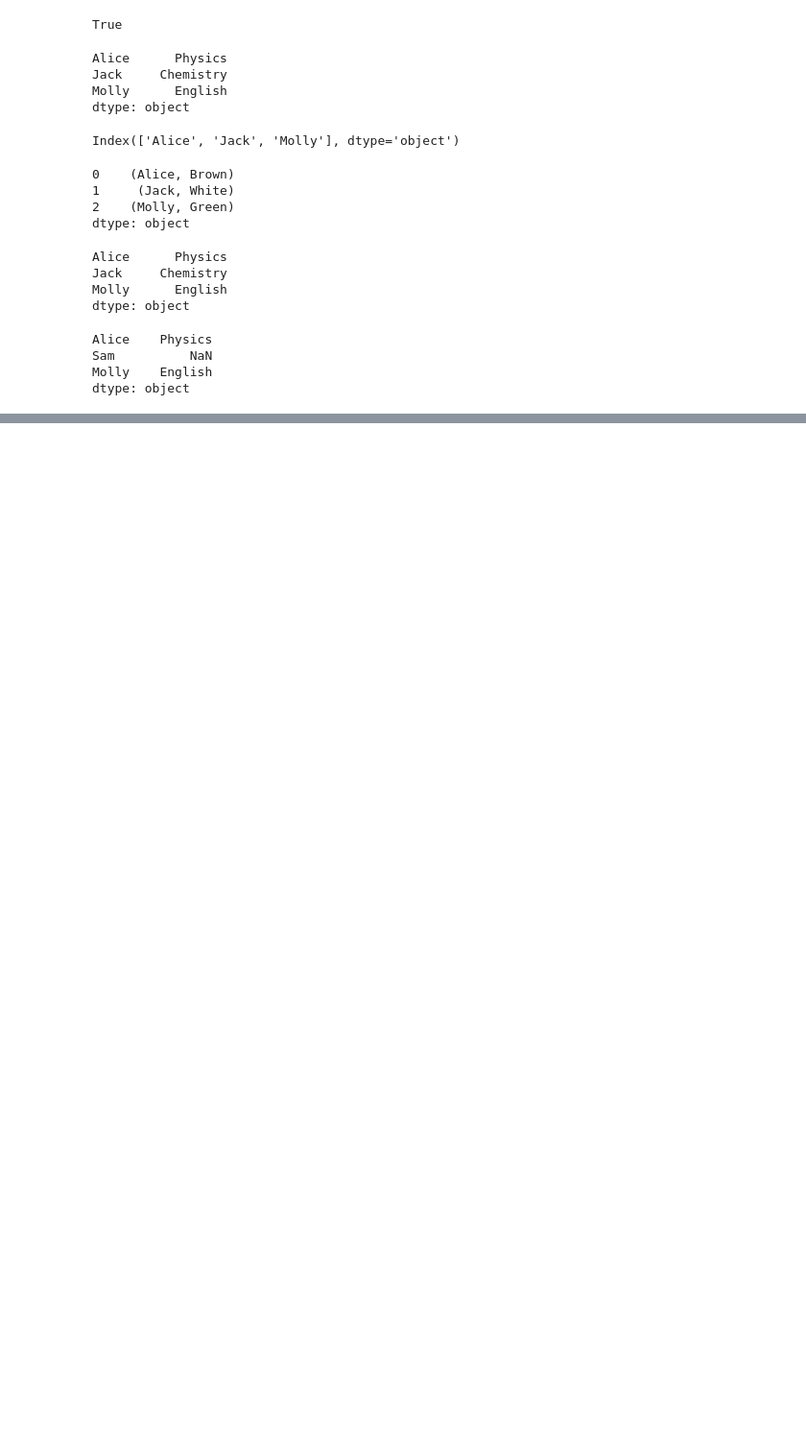
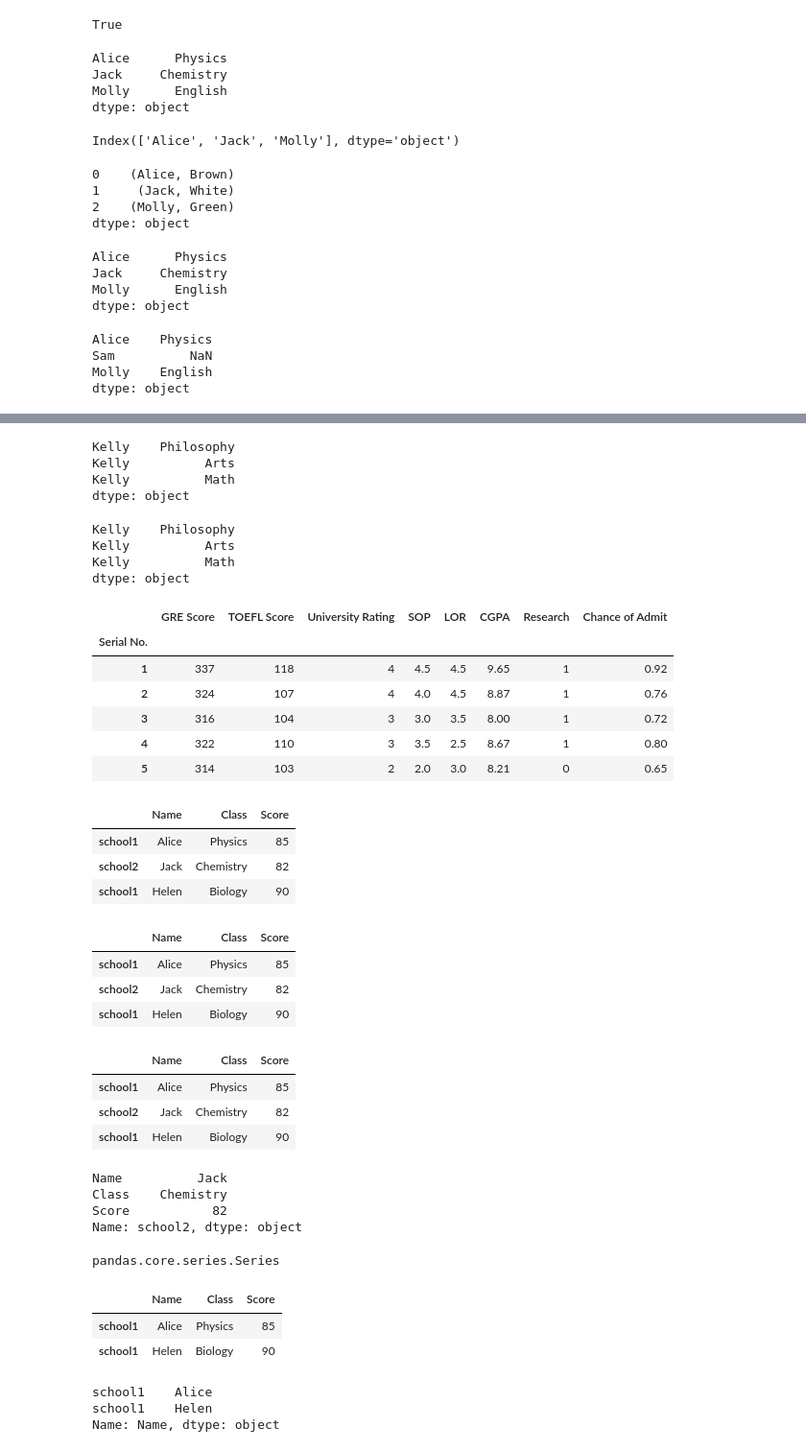
Before and after one commit to mrioshe/AppliedDataScienceWithPython, a Jupyter notebook: IntroductionToDataScienceInPython/week1_fundamentalsOfDataManipulationWithPython/week1_fundamentalsOfDataManipulation2.ipynb, the cells around one changed output, grey strips where cells are left out. Shown at 96% size. Drawn from its saved outputs; the diff is of its cells as text; code cells hidden in the pictures; blank space fills up the shorter version.

```diff
--- a/IntroductionToDataScienceInPython/week1_fundamentalsOfDataManipulationWithPython/week1_fundamentalsOfDataManipulation2.ipynb
+++ b/IntroductionToDataScienceInPython/week1_fundamentalsOfDataManipulationWithPython/week1_fundamentalsOfDataManipulation2.ipynb
@@ -1260,0 +1467,26 @@ dtype: object
+# %%
+all_students_classes.loc['Kelly']
+# %% [output]
+Kelly    Philosophy
+Kelly          Arts
+Kelly          Math
+dtype: object
+# %%
+all_students_classes['Kelly']
+# %% [output]
+Kelly    Philosophy
+Kelly          Arts
+Kelly          Math
+dtype: object
+# %%
+import pandas as pd
+df=pd.read_csv("Admission_Predict.csv",index_col=0)
+df.head()
+# %% [output]
+|  | GRE Score | TOEFL Score | University Rating | SOP | LOR | CGPA | Research | Chance of Admit |
+| Serial No. |  |  |  |  |  |  |  |  |
+| 1 | 337 | 118 | 4 | 4.5 | 4.5 | 9.65 | 1 | 0.92 |
+| 2 | 324 | 107 | 4 | 4.0 | 4.5 | 8.87 | 1 | 0.76 |
+| 3 | 316 | 104 | 3 | 3.0 | 3.5 | 8.00 | 1 | 0.72 |
+| 4 | 322 | 110 | 3 | 3.5 | 2.5 | 8.67 | 1 | 0.80 |
+| 5 | 314 | 103 | 2 | 2.0 | 3.0 | 8.21 | 0 | 0.65 |
@@ -1260,0 +1505,15 @@ dtype: object
+# %%
+df=pd.DataFrame([record1,record2,record3],index=['school1','school2','school1'])
+df
+# %% [output]
+|  | Name | Class | Score |
+| school1 | Alice | Physics | 85 |
+| school2 | Jack | Chemistry | 82 |
+| school1 | Helen | Biology | 90 |
+# %%
+df.head()
+# %% [output]
+|  | Name | Class | Score |
+| school1 | Alice | Physics | 85 |
+| school2 | Jack | Chemistry | 82 |
+| school1 | Helen | Biology | 90 |
@@ -1260,0 +1523,30 @@ dtype: object
+# %%
+df
+# %% [output]
+|  | Name | Class | Score |
+| school1 | Alice | Physics | 85 |
+| school2 | Jack | Chemistry | 82 |
+| school1 | Helen | Biology | 90 |
+# %%
+df.loc['school2']
+# %% [output]
+Name          Jack
+Class    Chemistry
+Score           82
+Name: school2, dtype: object
+# %%
+type(df.loc['school2'])
+# %% [output]
+pandas.core.series.Series
+# %%
+df.loc['school1']
+# %% [output]
+|  | Name | Class | Score |
+| school1 | Alice | Physics | 85 |
+| school1 | Helen | Biology | 90 |
+# %%
+df.loc['school1','Name']
+# %% [output]
+school1    Alice
+school1    Helen
+Name: Name, dtype: object
```
Also changed, not shown: parts of 34 cells of this notebook.
